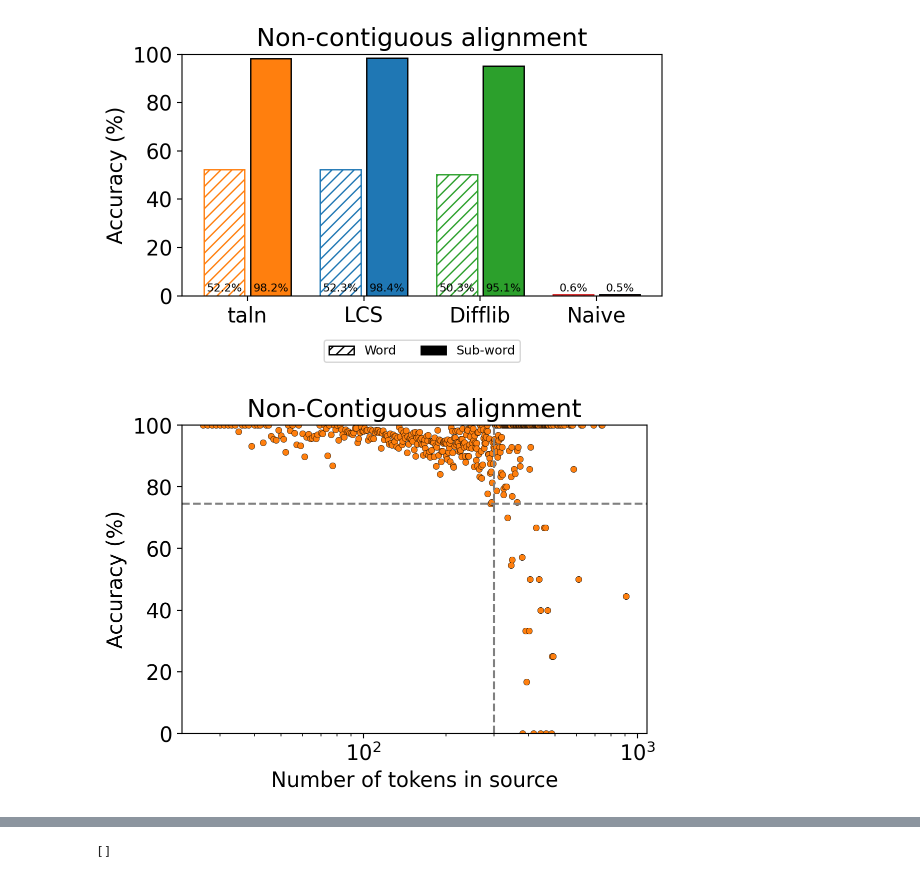
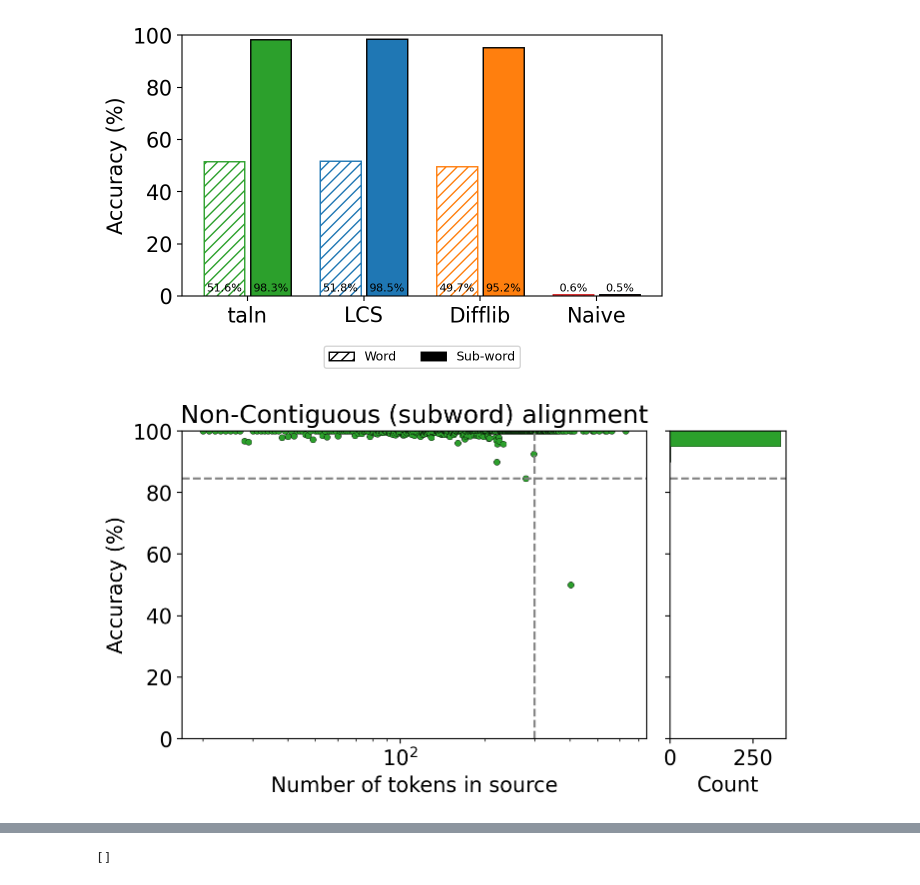
Before and after one commit to sbooeshaghi/taln, a Jupyter notebook: analysis/ablate.ipynb, the cells around one changed output, grey strips where cells are left out. Cells and saved outputs as stored; diff of their text form; code cells hidden in the pictures.

```diff
--- a/analysis/ablate.ipynb
+++ b/analysis/ablate.ipynb
@@ -37,11 +37,17 @@ from taln.taln_aln import (
 # %%
 # ablate target
 import random
-def ablate_custom(target, ttype="whitespace"):
-    tokens, _ = tokenize(target, ttype)
-    ablidx = random.randint(1, len(tokens) - 2) # don't want it to be first or last token
+
+random.seed(3)
+
+
+def ablate_custom(target): # ttype = "token"
+    tokens, _ = tokenize(target, "whitespace")
+    ablidx = random.randint(1, len(tokens) - 2)  # don't want it to be first or last token
     tokens.pop(ablidx)
-    recon_ans = reconstruct_target_by_token("", tokens) if ttype == "token" else reconstruct_target_by_token("", tokens, " ")
-    if target[0] == " " and ttype:
+
+    recon_ans = reconstruct_target_by_token("", tokens, " ")
+    if target.startswith(" "): # and ttype == "token"
         recon_ans = " " + recon_ans
+
     return recon_ans, ablidx
@@ -208,8 +236,8 @@ print(wdf["naive_same"].sum()/wdf.shape[0]*100)
 # %%
-tacc = tdf.assign(ntks_ctx=tdf["source"].apply(lambda x: len(tokenize(x)[0]))) \
+tacc = tdf.assign(ntks_ctx=tdf["source"].apply(lambda x: len(tokenize(x, ttype="whitespace")[0]))) \
     .groupby("ntks_ctx")[["custom_found", "lcs_found", "difflib_found", "naive_found"]] \
     .agg(lambda x: x.sum() / x.count() * 100)
 
-wacc = wdf.assign(ntks_ctx=wdf["source"].apply(lambda x: len(tokenize(x)[0]))) \
+wacc = wdf.assign(ntks_ctx=wdf["source"].apply(lambda x: len(tokenize(x, ttype="whitespace")[0]))) \
     .groupby("ntks_ctx")[["custom_found", "lcs_found", "difflib_found", "naive_found"]] \
     .agg(lambda x: x.sum() / x.count() * 100)
@@ -390,8 +248,8 @@ from matplotlib.patches import Patch
 
 COLORS = {
     "lcs":     "#1f77b4",  # blue
-    "custom":  "#ff7f0e",  # orange
-    "difflib": "#2ca02c",  # green
+    "custom":  "#2ca02c",  # green
+    "difflib": "#ff7f0e",  # orange
     "naive":   "#d62728",  # red
 }
 
@@ -444,7 +302,7 @@ ax.set(
     xticks=x,
     xticklabels=list(methods.keys()),
     ylim=(0, 100),
-    title="Non-contiguous alignment",
+    # title="Non-contiguous alignment",
 )
 
 # legend
@@ -467,49 +325,67 @@ ax.legend(
 plt.tight_layout()
 plt.show()
 # %% [output]
-[figure, old version]
+[figure, new version]
 # %%
 import numpy as np
 import matplotlib.pyplot as plt
 
 # --- pick which accuracy to use ---------------------------------------------
 method = "custom_found"  # or "lcs_found", "difflib_found", "naive_found"
 
-# build accuracy table: one row per token length
 acc_by_tokens = (
     tacc[method]
-    .reset_index()  # ["ntks_ctx", method]
-    .rename(columns={"ntks_ctx": "n_tokens",
-                     method: "accuracy"})
+    .reset_index()
+    .rename(columns={"ntks_ctx": "n_tokens", method: "accuracy"})
+    .sort_values("n_tokens")
 )
-
-# sort by token length (optional)
-acc_by_tokens = acc_by_tokens.sort_values("n_tokens")
 
 # --- plot: tokens vs accuracy -----------------------------------------------
 fig, ax = plt.subplots(figsize=(6, 4))
 
-sc = ax.scatter(
+ax.scatter(
     acc_by_tokens["n_tokens"],
     acc_by_tokens["accuracy"],
     s=20,
     edgecolor="k",
     linewidths=0.25,
-    facecolor="#ff7f0e"
+    facecolor="#2ca02c",
 )
-ax.axvline(300, color="grey", linestyle="--")
+
 cu_ntks = 300
-min_acc = acc_by_tokens["accuracy"][acc_by_tokens["n_tokens"]<=cu_ntks].min()
+ax.axvline(cu_ntks, color="grey", linestyle="--")
+min_acc = acc_by_tokens.loc[acc_by_tokens["n_tokens"] <= cu_ntks, "accuracy"].min()
 ax.axhline(min_acc, color="grey", linestyle="--")
 
 ax.set(
     xlabel="Number of tokens in source",
     ylabel="Accuracy (%)",
-    xscale="log",       # useful if lengths span orders of magnitude
+    xscale="log",
     ylim=(0, 100),
-    title="Non-Contiguous alignment"
+    title="Non-Contiguous (subword) alignment",
 )
 
+# --- right marginal: accuracy distribution -----------------------------------
+ax_histy = ax.inset_axes([1.05, 0, 0.25, 1], sharey=ax)
+
+bins = np.arange(0, 101, 5)
+ax_histy.hist(
+    acc_by_tokens["accuracy"],
+    bins=bins,
+    orientation="horizontal",
+    color="#2ca02c",
+    edgecolor="k",
+    linewidth=0.25,
+)
+
+# same hline on marginal
+ax_histy.axhline(min_acc, color="grey", linestyle="--")
+
+ax_histy.tick_params(axis="x", labelbottom=True)
+plt.setp(ax_histy.get_yticklabels(), visible=False)
+
+ax_histy.set_xlabel("Count")
+
 plt.show()
 # %% [output]
-[figure, old version]
+[figure, new version]
```
Also changed, not shown: parts of 26 cells of this notebook, 5 other files.
